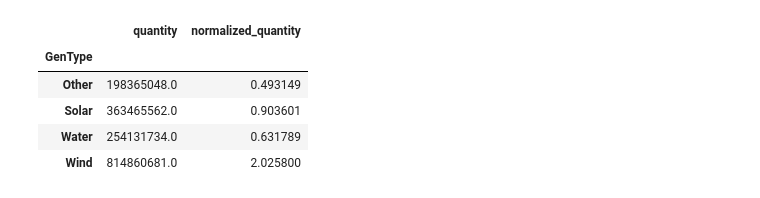
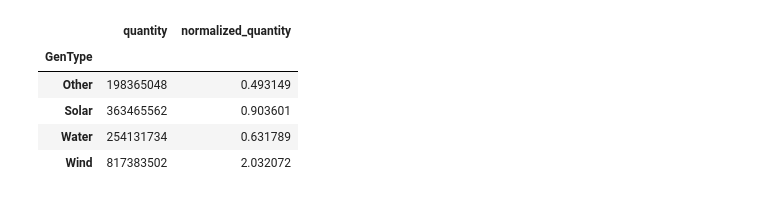
Before and after one commit to mahbubur-87/SE-Europe-Data_Challenge_Template, a Jupyter notebook: se-europe-data-challenge-data-analysis.ipynb, the cells around one changed output. Drawn from its saved outputs; the diff is of its cells as text; code cells hidden in the pictures.

```diff
--- a/se-europe-data-challenge-data-analysis.ipynb
+++ b/se-europe-data-challenge-data-analysis.ipynb
@@ -110,2 +50,0 @@ df_gen_2022_monthly_temp
-# %%
-df_gen_2022_monthly = df_gen_2022_monthly_temp
@@ -245,13 +162,13 @@ df_gen_2022_country_gen_types[:50]
 # %%
-df_gen_2022_eu_gen_types = df_gen_2022_country_gen_types[:50].groupby(by=["GenType"])[["quantity", "normalized_quantity"]].sum()
+df_gen_2022_eu_gen_types = df_gen_2022_country_gen_types.groupby(by=["GenType"])[["quantity", "normalized_quantity"]].sum()
 df_gen_2022_eu_gen_types
 # %% [output]
 |  | quantity | normalized_quantity |
 | GenType |  |  |
-| Other | 198365048.0 | 0.493149 |
-| Solar | 363465562.0 | 0.903601 |
-| Water | 254131734.0 | 0.631789 |
-| Wind | 814860681.0 | 2.025800 |
+| Other | 198365048 | 0.493149 |
+| Solar | 363465562 | 0.903601 |
+| Water | 254131734 | 0.631789 |
+| Wind | 817383502 | 2.032072 |
 # %%
 df_gen_2022_eu_gen_types = df_gen_2022_eu_gen_types.reset_index()
 df_gen_2022_eu_gen_types
```
Also changed, not shown: parts of 20 cells of this notebook.
